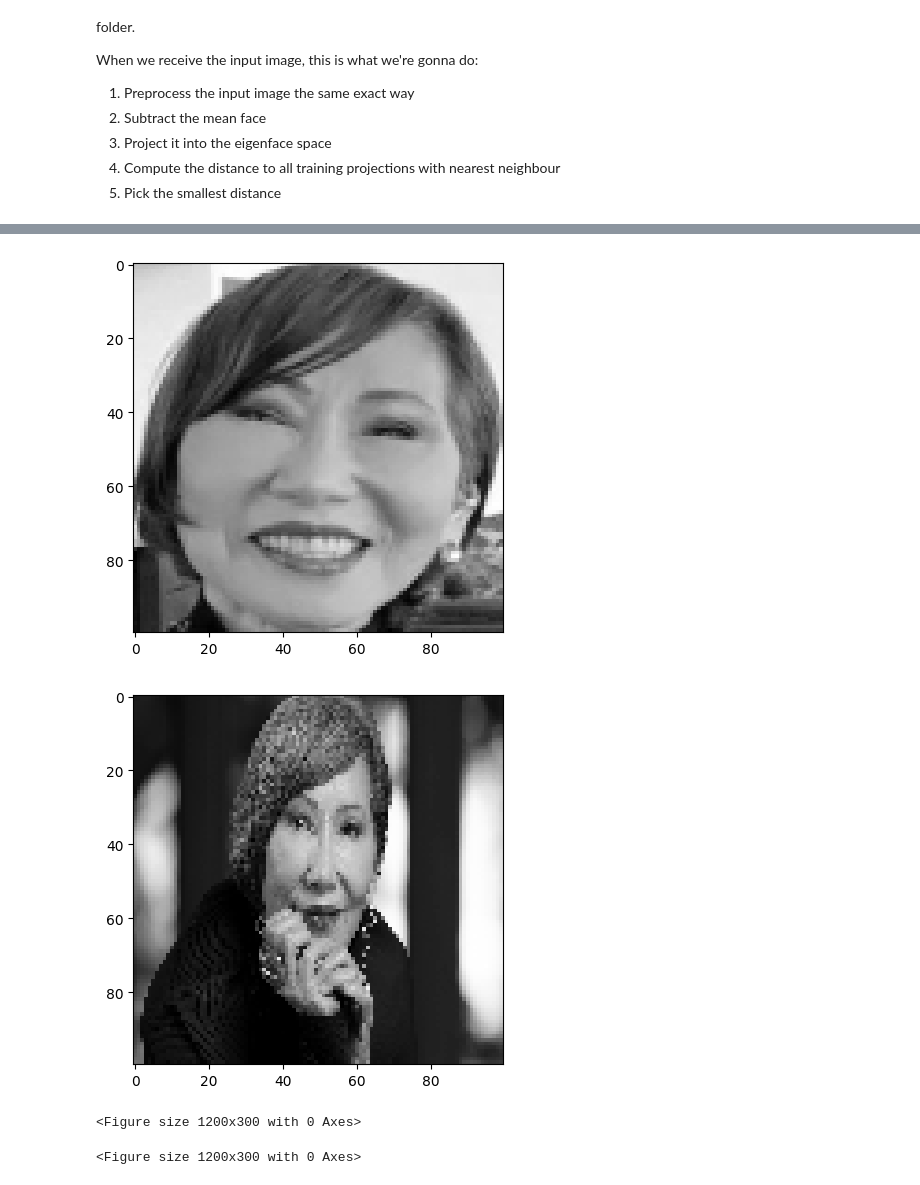
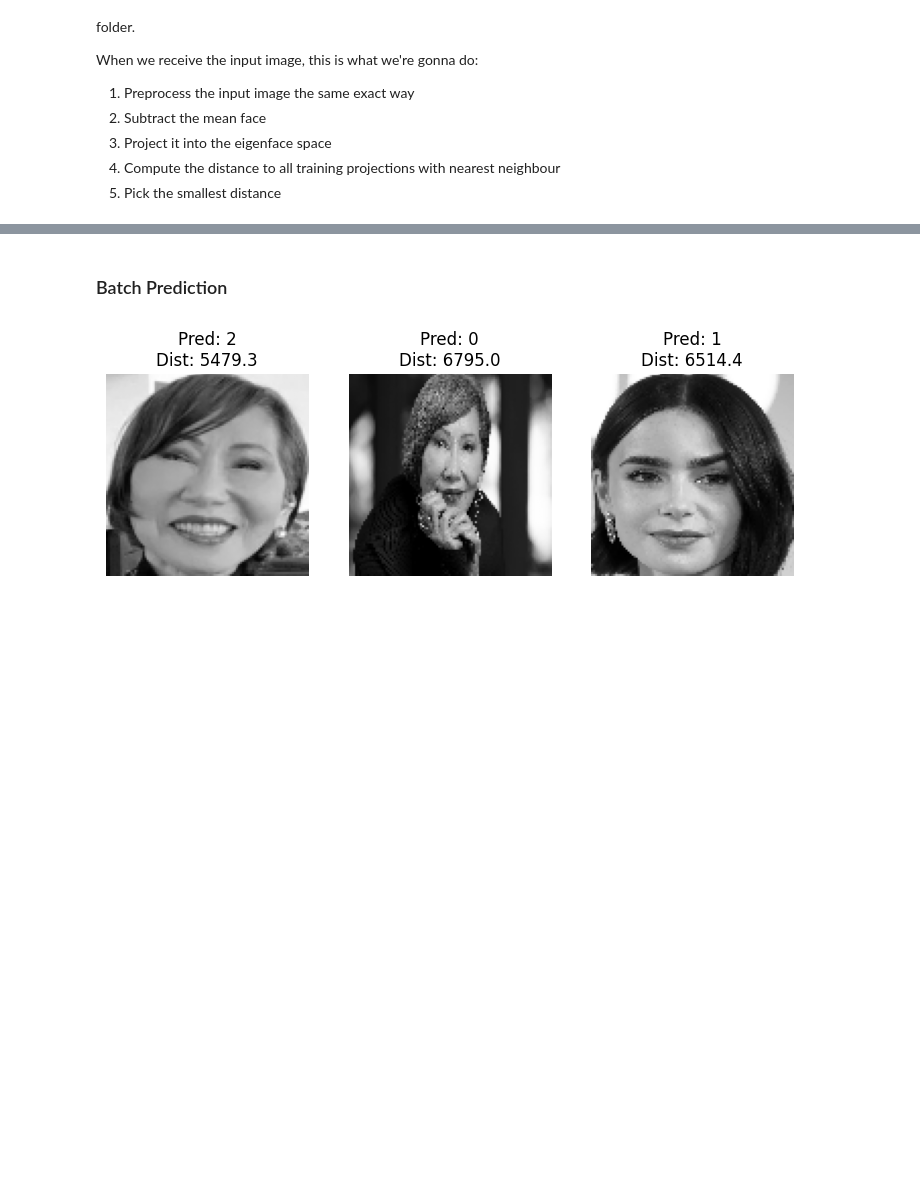
Before and after one commit to ReinerJasin/face_recognition_eigenfaces, a Jupyter notebook: project/face_recognition.ipynb, the cells around one changed output, grey strips where cells are left out. Saved outputs shown, nothing was run; the diff lists cells and outputs as text; code cells hidden in the pictures; blank space fills up the shorter version.

Commit message:
prediction code (working but code cleanup still halfway done)

```diff
--- a/project/face_recognition.ipynb
+++ b/project/face_recognition.ipynb
@@ -94,7 +94,7 @@ import os
 from pathlib import Path
 
 # data_dir = Path('../dataset/sample_dataset/train')
-data_dir = Path('../dataset/sample_dataset/train_cleaned')
+data_dir = Path('../dataset/sample_dataset/train')
 # data_dir = Path('../dataset/sample_dataset/train_cleaned_front')
 
 class_folder_list = []
@@ -125,10 +125,10 @@ for class_folder in sorted(os.listdir(data_dir)):
     ### Code to Skip specific class
     # if class_folder == "n000430":
     #     continue
-    if class_folder == "n000458":
-        continue
-    if class_folder == "n000459":
-        continue
+    # if class_folder == "n000458":
+    #     continue
+    # if class_folder == "n000459":
+    #     continue
     # if class_folder == "n000466":
     #     continue
 
@@ -559,28 +546,17 @@ plt.show()
+# %% [markdown]
+### Batch Prediction
 # %%
-input_image_dir = Path('input_images')
-test_image_list = ['amy_new.jpg', 'amy_tan_full_image.jpg']
-all_distances = []
+test_image_list = ['amy_new.jpg', 'amy_tan_full_image.jpg', 'curly_bob.jpg']
 
-for image_name in test_image_list:
-    test_image_path = input_image_dir / image_name
-    test_face = preprocess_face(test_image_path, TARGET_WIDTH=TARGET_WIDTH, TARGET_HEIGHT=TARGET_HEIGHT, display_plot=True)
-    test_proj = project_face(test_face, mean_faces, eigenfaces)
-    distances = compute_distances_to_centroids(test_proj, class_centroids)
-    all_distances.append(distances)
+from utils.utils import predict_batch_label_display
+
+predict_batch_label_display(
+    test_image_list,
+    mean_faces,
+    eigenfaces,
+    class_centroids,
+    TARGET_WIDTH,
+    TARGET_HEIGHT,
+)
 # %% [output]
-[figure, old version]
+[figure, new version]
-[figure, removed]
-# %%
-num_images = len(test_image_list)
-cols = 4
-rows = int(np.ceil(num_images / cols))
-
-def predict_label_from_distances(distances):
-    predicted_label = min(distances, key=distances.get)
-    min_distance = distances[predicted_label]
-    return predicted_label, min_distance
-
-plt.figure(figsize=(cols * 3, rows * 3))
-# %% [output]
-<Figure size 1200x300 with 0 Axes>
-<Figure size 1200x300 with 0 Axes>
```
Also changed, not shown: parts of 24 cells of this notebook.
